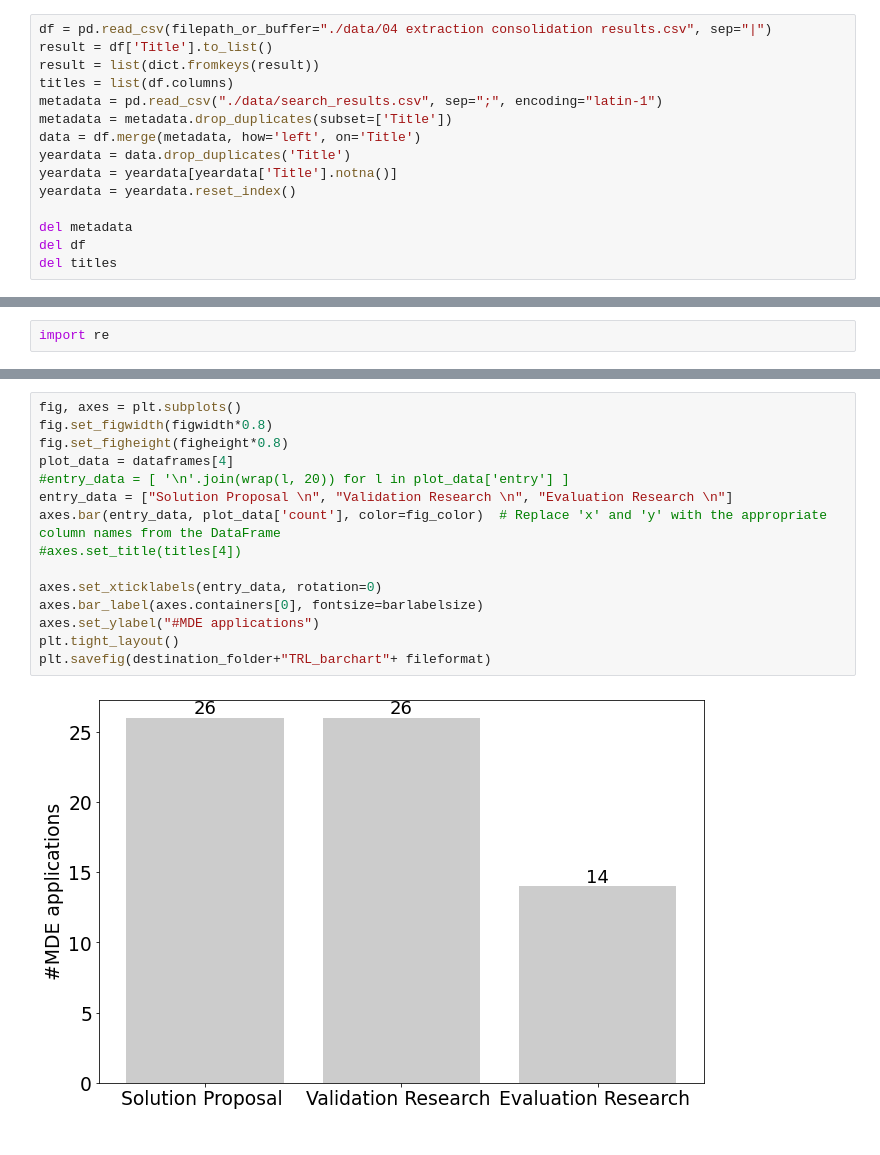
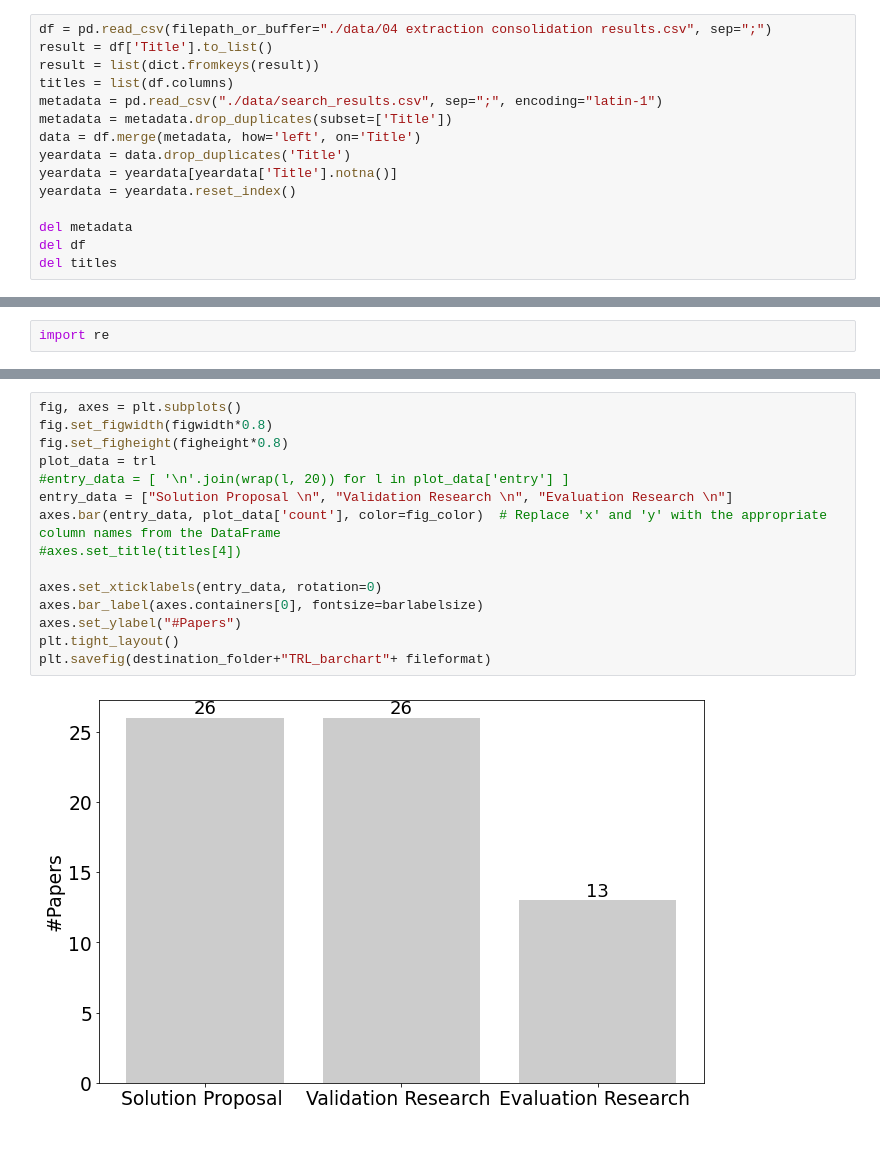
Before and after one commit to cdl-mint/mde4dts, a Jupyter notebook: scripts/barcharts.ipynb, the cells around one changed output, grey strips where cells are left out. Drawn from its saved outputs; the diff is of its cells as text.

```diff
--- a/scripts/barcharts.ipynb
+++ b/scripts/barcharts.ipynb
@@ -49,7 +49,7 @@ fig_color = "0.8"
 # %% [markdown]
 # Read data variable from csv
 # %%
-df = pd.read_csv(filepath_or_buffer="./data/04 extraction consolidation results.csv", sep="|")
+df = pd.read_csv(filepath_or_buffer="./data/04 extraction consolidation results.csv", sep=";")
 result = df['Title'].to_list()
 result = list(dict.fromkeys(result))
 titles = list(df.columns)
@@ -339,17 +327,17 @@ plt.savefig(destination_folder+"SLCP_barchart"+ fileformat)
 # %%
 fig, axes = plt.subplots()
 fig.set_figwidth(figwidth*0.8)
 fig.set_figheight(figheight*0.8)
-plot_data = dataframes[4]
+plot_data = trl
 #entry_data = [ '\n'.join(wrap(l, 20)) for l in plot_data['entry'] ]
 entry_data = ["Solution Proposal \n", "Validation Research \n", "Evaluation Research \n"]
 axes.bar(entry_data, plot_data['count'], color=fig_color)  # Replace 'x' and 'y' with the appropriate column names from the DataFrame
 #axes.set_title(titles[4])
 
 axes.set_xticklabels(entry_data, rotation=0)
 axes.bar_label(axes.containers[0], fontsize=barlabelsize)
-axes.set_ylabel("#MDE applications")
+axes.set_ylabel("#Papers")
 plt.tight_layout()
 plt.savefig(destination_folder+"TRL_barchart"+ fileformat)
 # %% [output]
-[figure, old version]
+[figure, new version]
```
Also changed, not shown: parts of 12 cells of this notebook, 39 other files.
